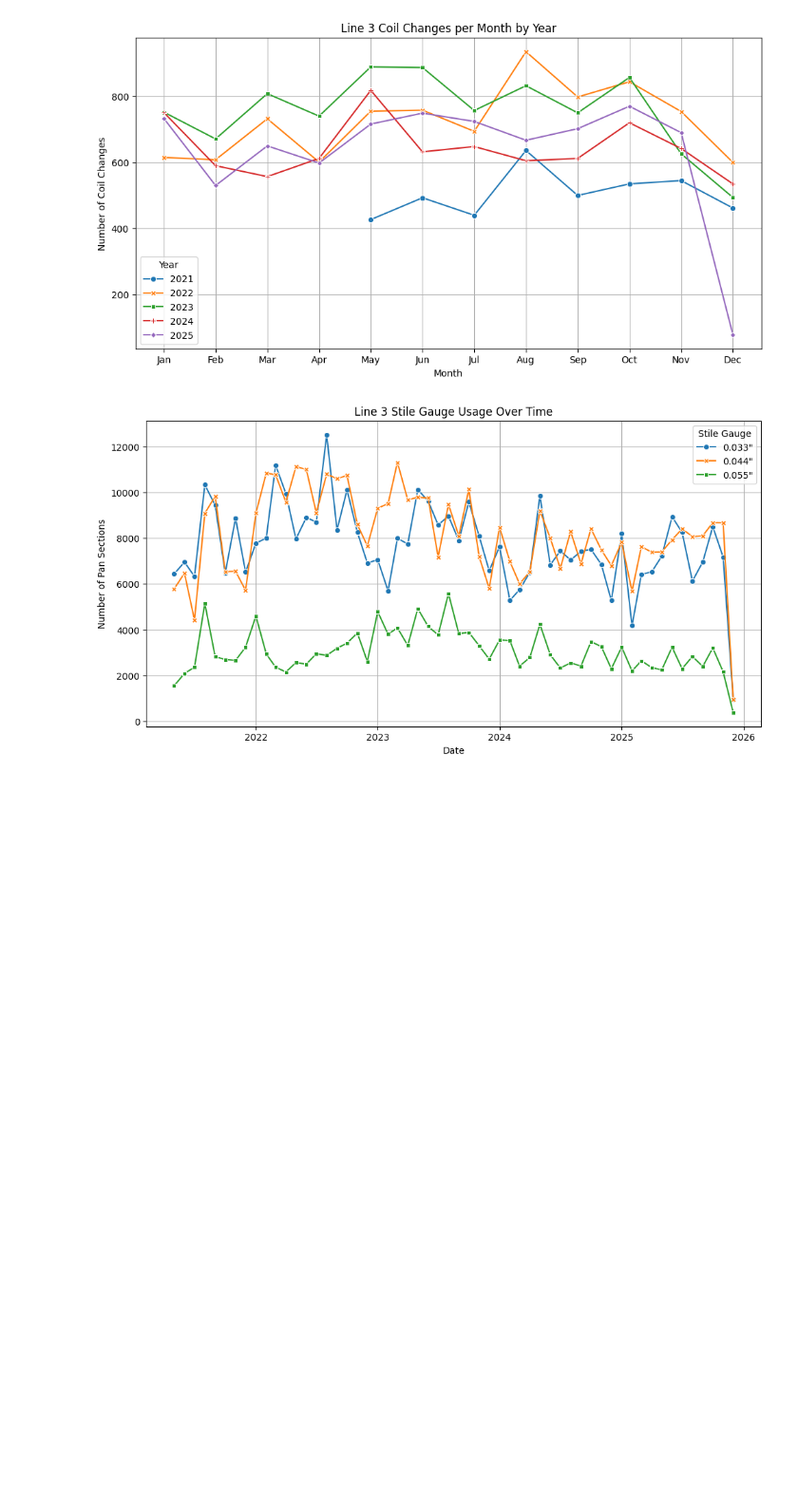
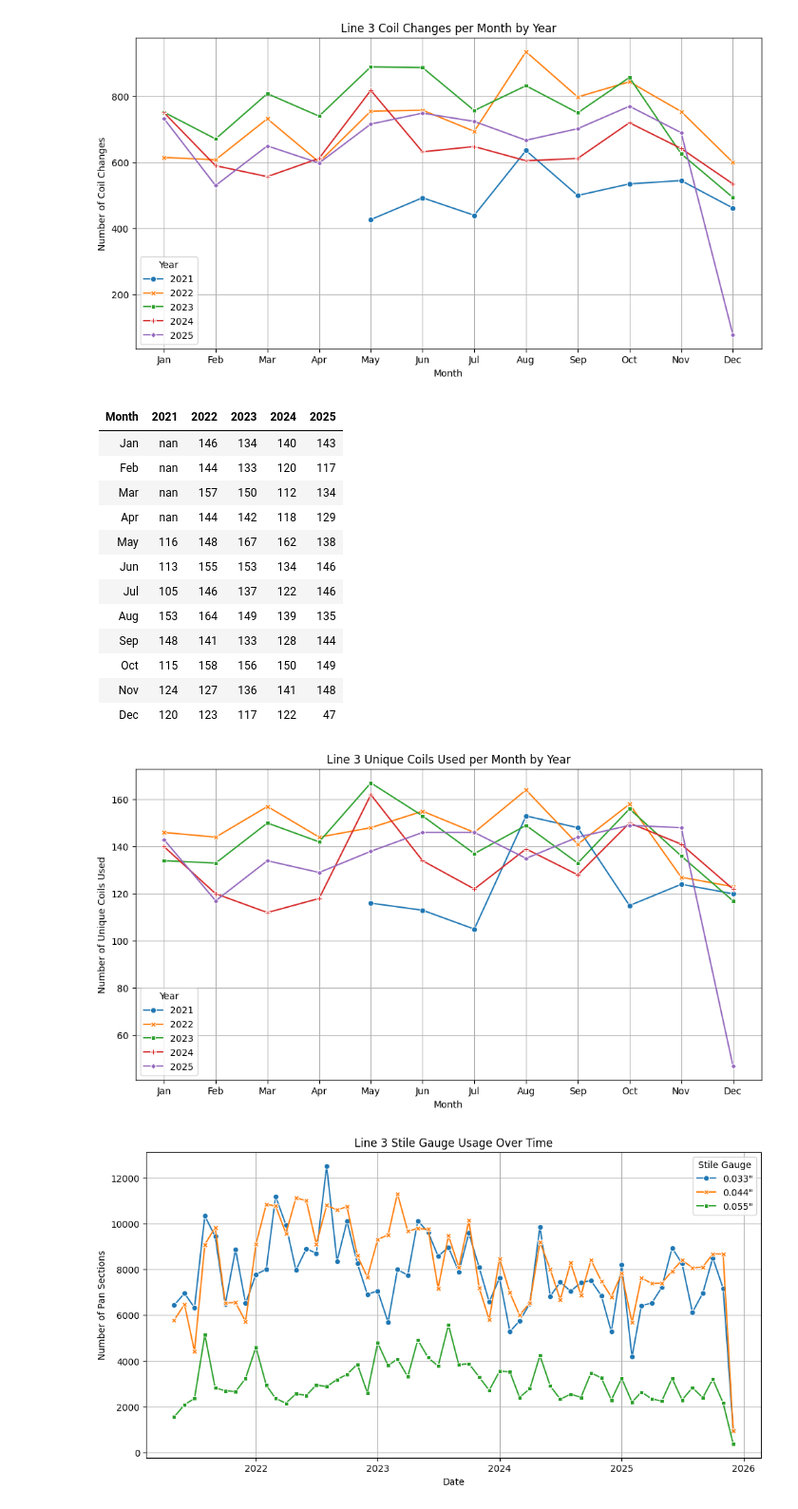
Before and after one commit to mattrupp/pan-coil-change-analysis, a Jupyter notebook: pan-coil-change-analysis.ipynb, the cells around one changed output. Shown at 95% size. Drawn from its saved outputs; the diff is of its cells as text; code cells hidden in the pictures; blank space fills up the shorter version.

Commit message:
Extract more data from the smart part number

```diff
--- a/pan-coil-change-analysis.ipynb
+++ b/pan-coil-change-analysis.ipynb
@@ -37,6 +37,12 @@ df['StileGauge'] = df['SectionNumber'].str[12:13]
 # # then compare to see if the coil changed
 df['IsCoilChange'] = df['HaasCoilNum'].shift(1) != df['HaasCoilNum']
 
+# Get the 'Outside Panel Treatment' and 'Backer/Stile Placement Option' characters from the SectionNumber
+df['StileCode'] = (df['SectionNumber'].str[8] + df['SectionNumber'].str[19])
+
+# Get the 'Section Height' from the SectionNumber
+df['SectionHeight'] = df['SectionNumber'].str[1:3]
+
 # # Count the number of unique coils used per day of each year
 unique_coils_per_day_year = df.groupby(by=['Year', 'DayOfYear'], group_keys=True)['HaasCoilNum'].nunique()
 
@@ -54,6 +60,9 @@ There are {len(df)} pan sections across {df['Year'].nunique()} years. Below is a
 {df.head(5).to_markdown(index=False)}
 """
 
+# Write the df to csv
+df.to_csv('data/modified_coil_section_data.csv', index=False)
+
 display(md(data_preview))
 # %% [output]
 
@@ -100,6 +109,36 @@ plt.show()
 | Nov     |    545 |    754 |    626 |    642 |    690 |
 | Dec     |    462 |    600 |    494 |    535 |     79 |
 [figure]
+# %%
+# Create a dataframe showing the number of unique coils used per month for each year
+unique_coils_month = df.groupby(by=['Year', 'Month'], group_keys=True)['HaasCoilNum'].nunique().unstack(level=0)
+unique_coils_month.index = unique_coils_month.index.map(lambda x: pd.to_datetime(str(x), format='%m').strftime('%b'))
+display(md(unique_coils_month.to_markdown()))
+# graph comparing years of unique coils used per month
+plt.figure(figsize=(12, 6))
+sns.lineplot(data=unique_coils_month, markers=True, dashes=False)
+plt.title('Line 3 Unique Coils Used per Month by Year')
+plt.xlabel('Month')
+plt.ylabel('Number of Unique Coils Used')
+plt.legend(title='Year')
+plt.grid()
+plt.show()
+# %% [output]
+| Month   |   2021 |   2022 |   2023 |   2024 |   2025 |
+|:--------|-------:|-------:|-------:|-------:|-------:|
+| Jan     |    nan |    146 |    134 |    140 |    143 |
+| Feb     |    nan |    144 |    133 |    120 |    117 |
+| Mar     |    nan |    157 |    150 |    112 |    134 |
+| Apr     |    nan |    144 |    142 |    118 |    129 |
+| May     |    116 |    148 |    167 |    162 |    138 |
+| Jun     |    113 |    155 |    153 |    134 |    146 |
+| Jul     |    105 |    146 |    137 |    122 |    146 |
+| Aug     |    153 |    164 |    149 |    139 |    135 |
+| Sep     |    148 |    141 |    133 |    128 |    144 |
+| Oct     |    115 |    158 |    156 |    150 |    149 |
+| Nov     |    124 |    127 |    136 |    141 |    148 |
+| Dec     |    120 |    123 |    117 |    122 |     47 |
+[figure, added]
 # %%
 # Create a dataframe showing stile gauge usage over time from May 2021 to Dec 2025
 stile_gauge_usage = df.groupby(by=['DateTimeStamp', 'StileGauge'], group_keys=True)['SectionNumber'].count().unstack(level=1).fillna(0)
```
Also changed, not shown: parts of 3 cells of this notebook.
